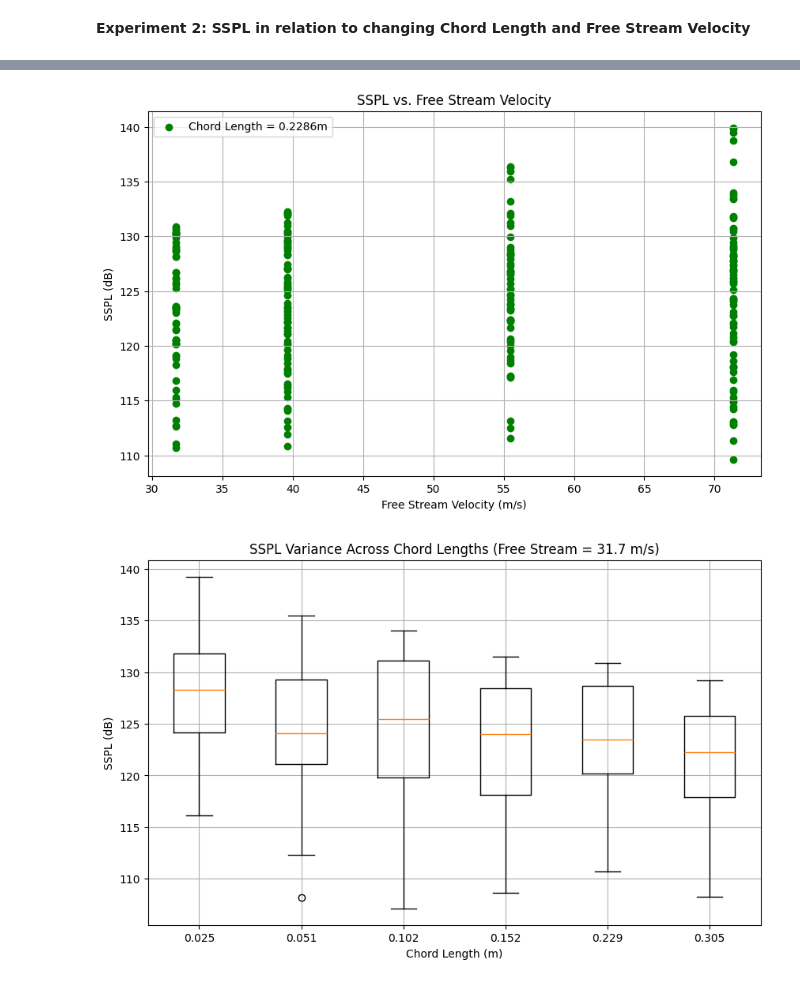
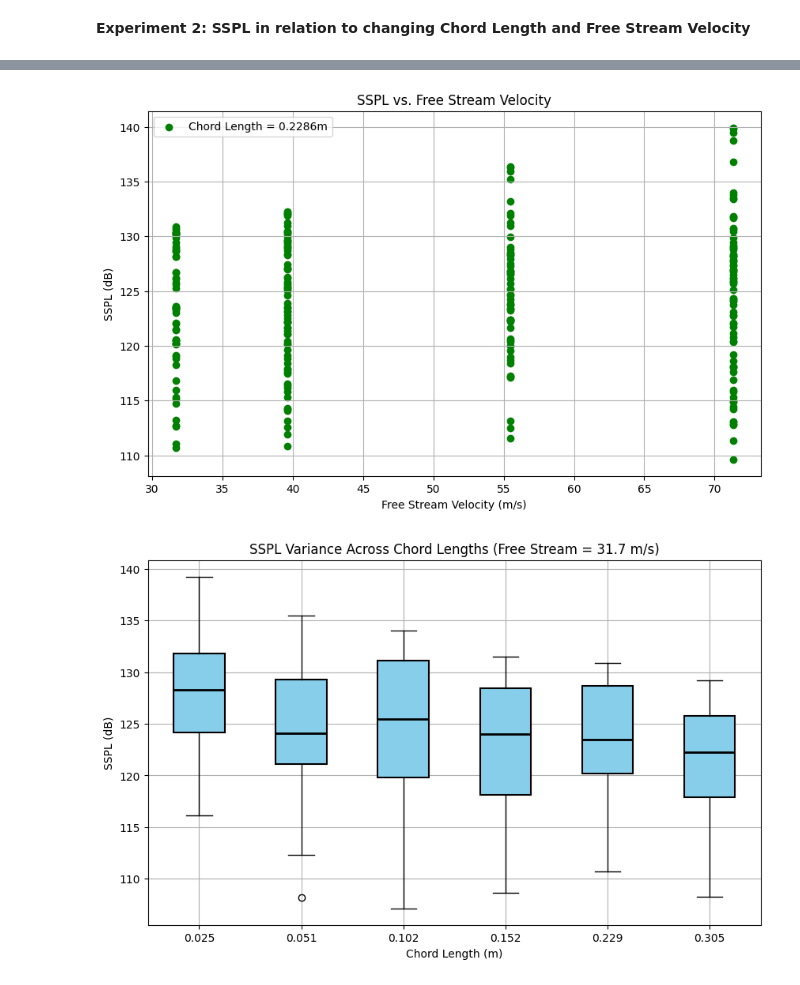
Before and after one commit to not-rudy/Applied-Experimental-Statistics, a Jupyter notebook: NASA_Airfoil_Project.ipynb, the cells around one changed output, grey strips where cells are left out. Saved outputs shown, nothing was run; the diff lists cells and outputs as text; code cells hidden in the pictures.

```diff
--- a/NASA_Airfoil_Project.ipynb
+++ b/NASA_Airfoil_Project.ipynb
@@ -106,7 +106,6 @@ SSPL = data['SSPL'] # Scaled Sound Pressure Level, in decibels [dB]
 ## Experiment 1: SSPL as a function of Chord Length and Free Stream Velocity
 
 # Establish Target Values
-
 target_FreeStream = 31.7 # Target Free Stream Velocity, in meters per second [m/s]
 
 # Create the Constraints for the Chord Length Experiment
@@ -133,35 +132,60 @@ FreeStream_constraint = (chord == 0.2286)
 FreeStream_filtered = data.loc[FreeStream_constraint, 'U_infinity']
 SSPL_filtered = data.loc[FreeStream_constraint, 'SSPL']
 
 # Plotting SSPL as a function of Free Stream Velocity
 plt.figure(figsize=(10, 6))
 plt.scatter(FreeStream_filtered, SSPL_filtered, color='green', label='Chord Length = 0.2286m')
 plt.title('SSPL vs. Free Stream Velocity')
 plt.xlabel('Free Stream Velocity (m/s)')
 plt.ylabel('SSPL (dB)')
 plt.legend()
 plt.grid(True)
 
-# Boxplot 1: SSPL grouped by Chord Length at Free Stream = 31.7 m/s
+# Boxplot 1: SSPL grouped by Chord Length (solid color)
 plt.figure(figsize=(10, 6))
 grouped_chords = data.loc[chord_constraint].groupby('c')['SSPL'].apply(list)
-plt.boxplot(grouped_chords.values, tick_labels=[f"{c:.3f}" for c in grouped_chords.index])
+box1 = plt.boxplot(grouped_chords.values, tick_labels=[f"{c:.3f}" for c in grouped_chords.index], patch_artist=True)
+
+# Set solid color (e.g., skyblue) for all boxes
+for patch in box1['boxes']:
+    patch.set_facecolor('skyblue')
+    patch.set_edgecolor('black')
+    patch.set_linewidth(1.5)
+
+# Make median lines black and thicker
+for median in box1['medians']:
+    median.set_color('black')
+    median.set_linewidth(2)
+
 plt.title('SSPL Variance Across Chord Lengths (Free Stream = 31.7 m/s)')
 plt.xlabel('Chord Length (m)')
 plt.ylabel('SSPL (dB)')
 plt.grid(True)
 plt.show()
 
-# Boxplot 2: SSPL grouped by Free Stream Velocity at Chord Length = 0.2286 m
+
+# Boxplot 2: SSPL grouped by Free Stream Velocity (solid color)
 plt.figure(figsize=(10, 6))
 grouped_velocities = data.loc[FreeStream_constraint].groupby('U_infinity')['SSPL'].apply(list)
-plt.boxplot(grouped_velocities.values, tick_labels=[f"{v:.1f}" for v in grouped_velocities.index])
+box2 = plt.boxplot(grouped_velocities.values, tick_labels=[f"{v:.1f}" for v in grouped_velocities.index], patch_artist=True)
+
+# Set solid color (e.g., lightgreen) for all boxes
+for patch in box2['boxes']:
+    patch.set_facecolor('lightgreen')
+    patch.set_edgecolor('black')
+    patch.set_linewidth(1.5)
+
+# Make median lines black and thicker
+for median in box2['medians']:
+    median.set_color('black')
+    median.set_linewidth(2)
+
 plt.title('SSPL Variance Across Free Stream Velocities (Chord Length = 0.2286 m)')
 plt.xlabel('Free Stream Velocity (m/s)')
 plt.ylabel('SSPL (dB)')
 plt.grid(True)
 plt.show()
 # %% [output]
 [figure]
 [figure]
-[figure, old version]
+[figure, new version]
```
Also changed, not shown: parts of 1 cell of this notebook.
